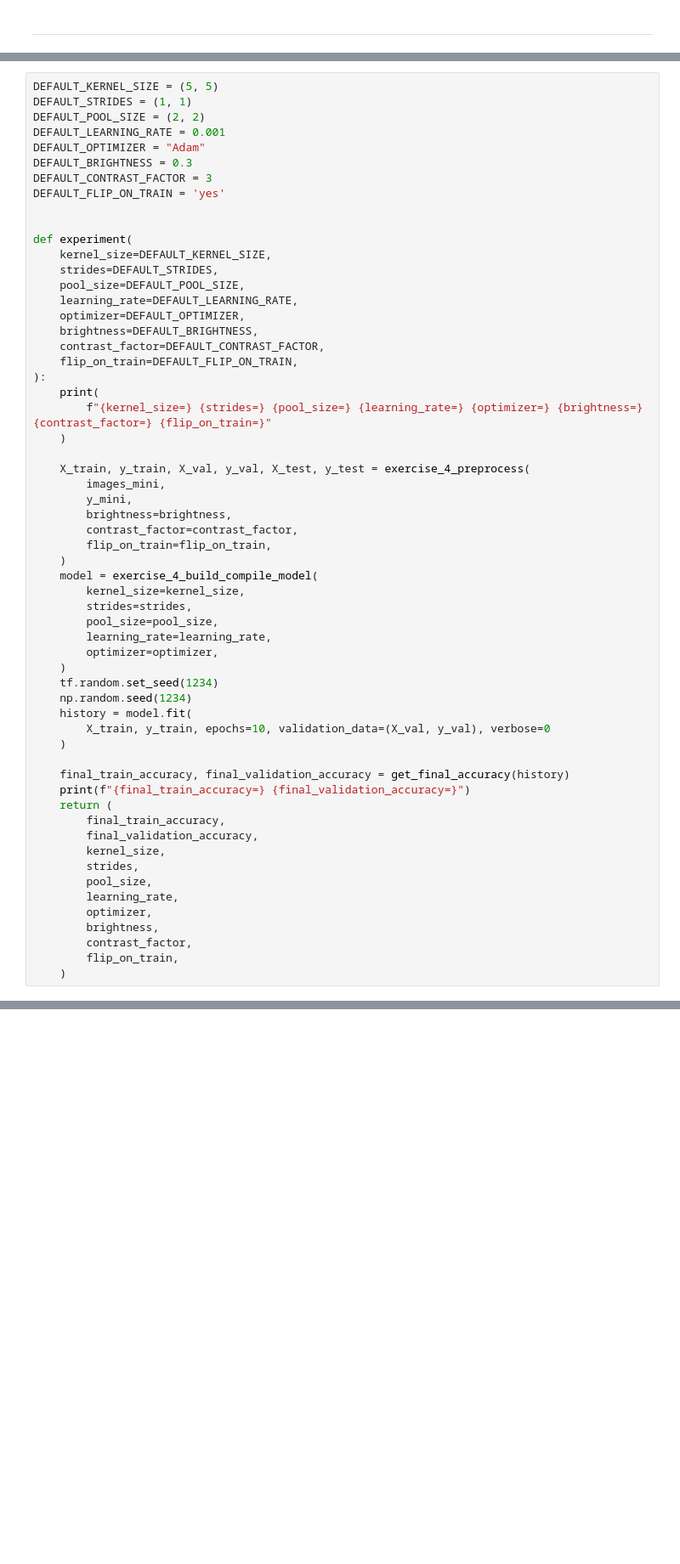
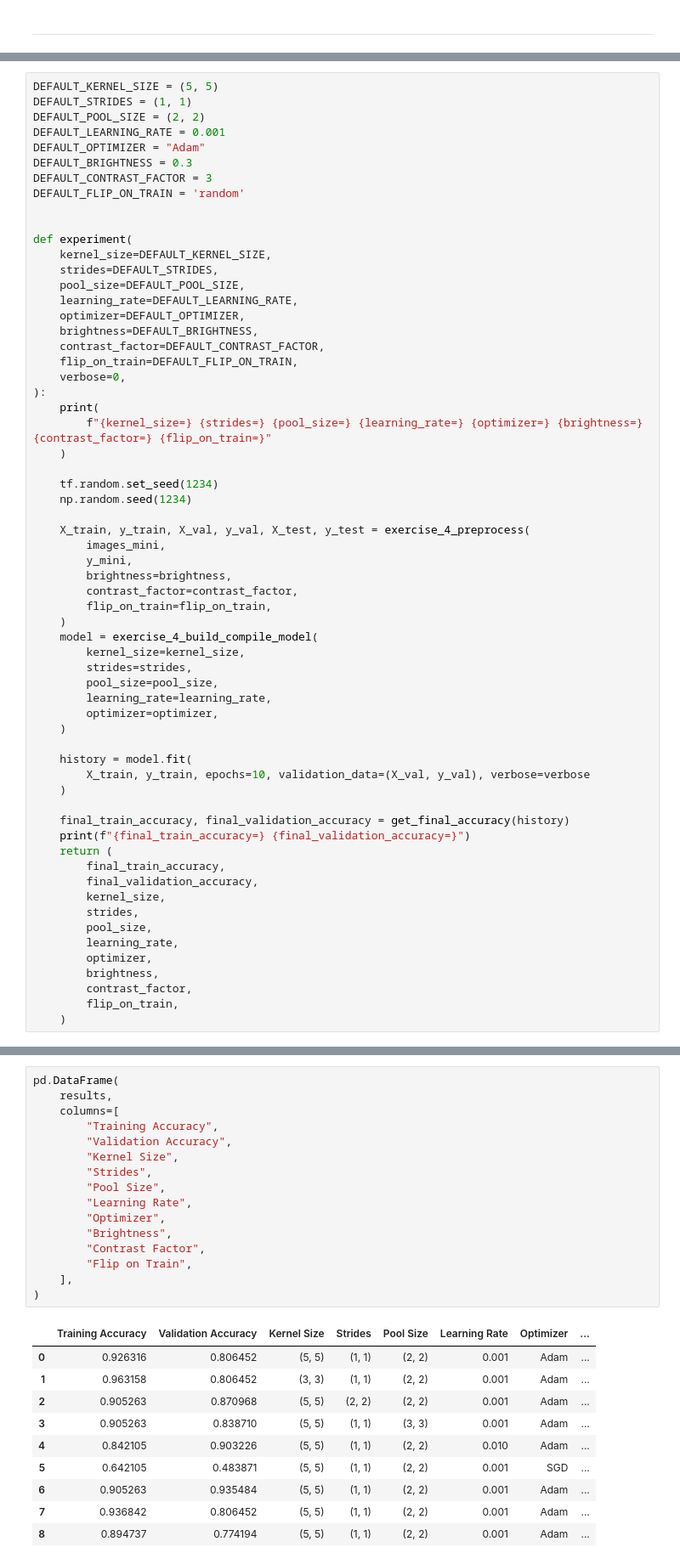
Before and after one commit to RERobbins/mids_w207_summer_22_Richard_Robbins, a Jupyter notebook: submissions/10 CNN.ipynb, the cells around one changed output, grey strips where cells are left out. Shown at 85% size. Cells and saved outputs as stored; diff of their text form; blank space fills up the shorter version.

```diff
--- a/submissions/10 CNN.ipynb
+++ b/submissions/10 CNN.ipynb
@@ -1046,7 +1040,7 @@ DEFAULT_LEARNING_RATE = 0.001
 DEFAULT_OPTIMIZER = "Adam"
 DEFAULT_BRIGHTNESS = 0.3
 DEFAULT_CONTRAST_FACTOR = 3
-DEFAULT_FLIP_ON_TRAIN = 'yes'
+DEFAULT_FLIP_ON_TRAIN = 'random'
 
 
 def experiment(
@@ -1058,10 +1052,14 @@ def experiment(
     brightness=DEFAULT_BRIGHTNESS,
     contrast_factor=DEFAULT_CONTRAST_FACTOR,
     flip_on_train=DEFAULT_FLIP_ON_TRAIN,
+    verbose=0,
 ):
     print(
         f"{kernel_size=} {strides=} {pool_size=} {learning_rate=} {optimizer=} {brightness=} {contrast_factor=} {flip_on_train=}"
     )
+
+    tf.random.set_seed(1234)
+    np.random.seed(1234)
 
     X_train, y_train, X_val, y_val, X_test, y_test = exercise_4_preprocess(
         images_mini,
@@ -1077,10 +1075,9 @@ def experiment(
         learning_rate=learning_rate,
         optimizer=optimizer,
     )
-    tf.random.set_seed(1234)
-    np.random.seed(1234)
+
     history = model.fit(
-        X_train, y_train, epochs=10, validation_data=(X_val, y_val), verbose=0
+        X_train, y_train, epochs=10, validation_data=(X_val, y_val), verbose=verbose
     )
 
     final_train_accuracy, final_validation_accuracy = get_final_accuracy(history)
@@ -1138,0 +1141,27 @@ kernel_size=(5, 5) strides=(1, 1) pool_size=(2, 2) learning_rate=0.001 optimizer
+# %%
+pd.DataFrame(
+    results,
+    columns=[
+        "Training Accuracy",
+        "Validation Accuracy",
+        "Kernel Size",
+        "Strides",
+        "Pool Size",
+        "Learning Rate",
+        "Optimizer",
+        "Brightness",
+        "Contrast Factor",
+        "Flip on Train",
+    ],
+)
+# %% [output]
+|  | Training Accuracy | Validation Accuracy | Kernel Size | Strides | Pool Size | Learning Rate | Optimizer | ... |
+| 0 | 0.926316 | 0.806452 | (5, 5) | (1, 1) | (2, 2) | 0.001 | Adam | ... |
+| 1 | 0.963158 | 0.806452 | (3, 3) | (1, 1) | (2, 2) | 0.001 | Adam | ... |
+| 2 | 0.905263 | 0.870968 | (5, 5) | (2, 2) | (2, 2) | 0.001 | Adam | ... |
+| 3 | 0.905263 | 0.838710 | (5, 5) | (1, 1) | (3, 3) | 0.001 | Adam | ... |
+| 4 | 0.842105 | 0.903226 | (5, 5) | (1, 1) | (2, 2) | 0.010 | Adam | ... |
+| 5 | 0.642105 | 0.483871 | (5, 5) | (1, 1) | (2, 2) | 0.001 | SGD | ... |
+| 6 | 0.905263 | 0.935484 | (5, 5) | (1, 1) | (2, 2) | 0.001 | Adam | ... |
+| 7 | 0.936842 | 0.806452 | (5, 5) | (1, 1) | (2, 2) | 0.001 | Adam | ... |
+| 8 | 0.894737 | 0.774194 | (5, 5) | (1, 1) | (2, 2) | 0.001 | Adam | ... |
```
Also changed, not shown: parts of 19 cells of this notebook, 6 other files.
